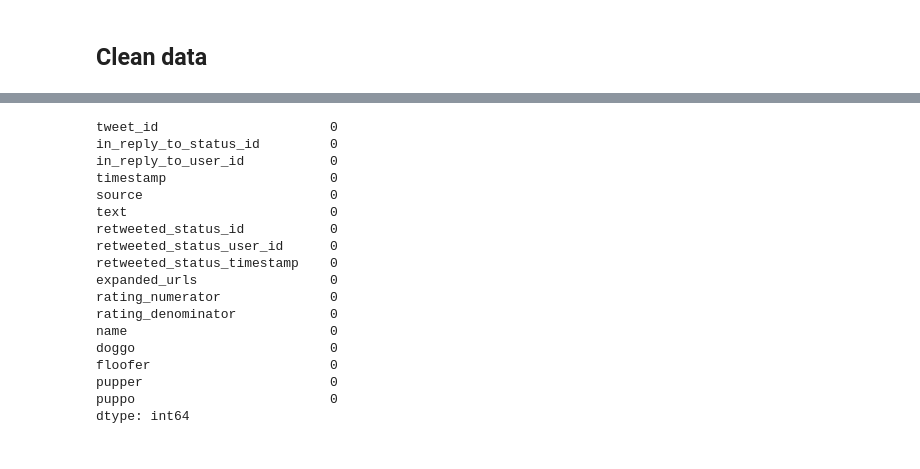
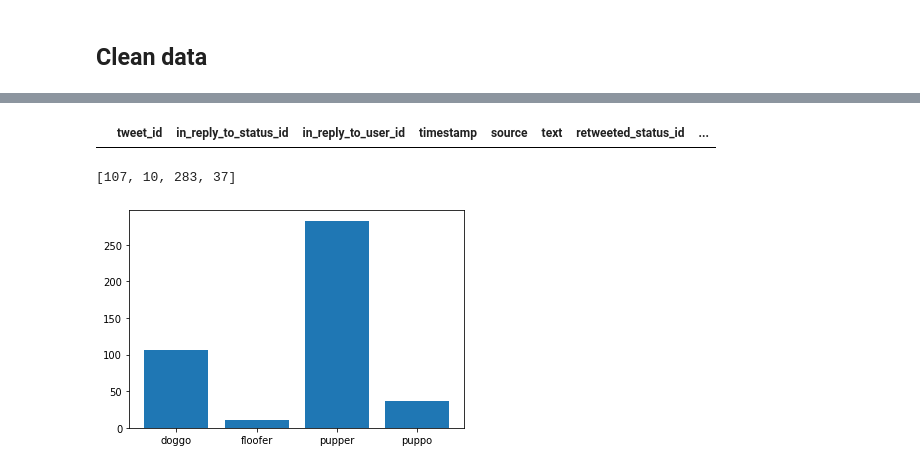
Before and after one commit to alf808/doggie-tweets, a Jupyter notebook: wrangle_act.ipynb, the cells around one changed output, grey strips where cells are left out. Cells and saved outputs as stored; diff of their text form; code cells hidden in the pictures.

Commit message:
finished the dog stages cleaning

```diff
--- a/wrangle_act.ipynb
+++ b/wrangle_act.ipynb
@@ -256 +311,4 @@ doggo_idx = twitarch_work[(twitarch_work.text.str.contains('doggo')) & (twitarch
+# %%
+# create a new column that sums by row the dog_stages
+twitarch_work['ds_sum'] = twitarch_work[dog_stage].notnull().sum(axis=1)
 # %%
@@ -270,2 +327,0 @@ twitarch_work.loc[doggo_idx, ['text', 'doggo']]
-# %%
-twitarch_work.loc[doggo_idx, 'doggo'] = 'doggo'
@@ -291,27 +328,23 @@ puppo_idx = twitarch_work[(twitarch_work.text.str.contains('puppo')) & (twitarch
-# %%
-twitarch_work.loc[floofer_idx, 'floofer'] = 'floofer'
-twitarch_work.loc[pupper_idx, 'pupper'] = 'pupper'
-twitarch_work.loc[puppo_idx, 'puppo'] = 'puppo'
 # %%
 twitarch_work.to_csv('twitarch_work.csv', index=False)
-# %%
-twitarch_work[twitarch_work['text'].str.contains('doggo|pupper|puppo|floofer') & (twitarch_work['doggo'] == 'None') & (twitarch_work['floofer'] == 'None') & (twitarch_work['pupper'] == 'None') & (twitarch_work['puppo'] == 'None')].count()
-# %% [output]
-tweet_id                      0
-in_reply_to_status_id         0
-in_reply_to_user_id           0
-timestamp                     0
-source                        0
-text                          0
-retweeted_status_id           0
-retweeted_status_user_id      0
-retweeted_status_timestamp    0
-expanded_urls                 0
-rating_numerator              0
-rating_denominator            0
-name                          0
-doggo                         0
-floofer                       0
-pupper                        0
-puppo                         0
-dtype: int64
+# %%
+# verify that text containing a dog stage are accounted for
+twitarch_work[(twitarch_work.text.str.contains('doggo|pupper|puppo|floofer', case=False)) & (twitarch_work['ds_sum'] == 0)]
+# %% [output]
+|  | tweet_id | in_reply_to_status_id | in_reply_to_user_id | timestamp | source | text | retweeted_status_id | ... |
+# %%
+ds_counts = []
+for ds in dog_stage:
+    ds_counts.append(twitarch_work[ds].value_counts()[0])
+ds_counts
+# %% [output]
+[107, 10, 283, 37]
+# %%
+# Let us see a quick visual of frequency of dog stages. It did not matter to me if some tweets had content in more than one dog stage
+
+import matplotlib.pyplot as plt
+%matplotlib inline
+
+plt.bar(dog_stage, ds_counts);
+# %% [output]
+[figure, added]
```
Also changed, not shown: parts of 19 cells of this notebook.
